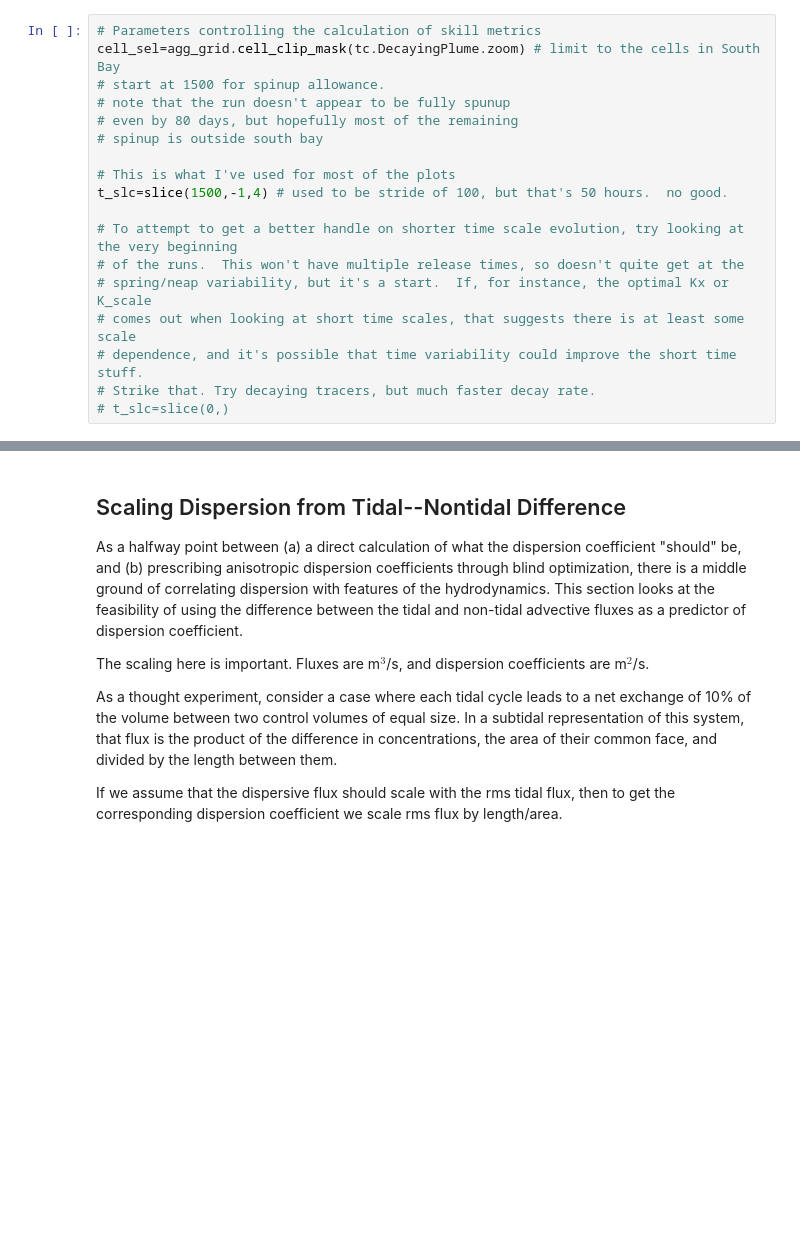
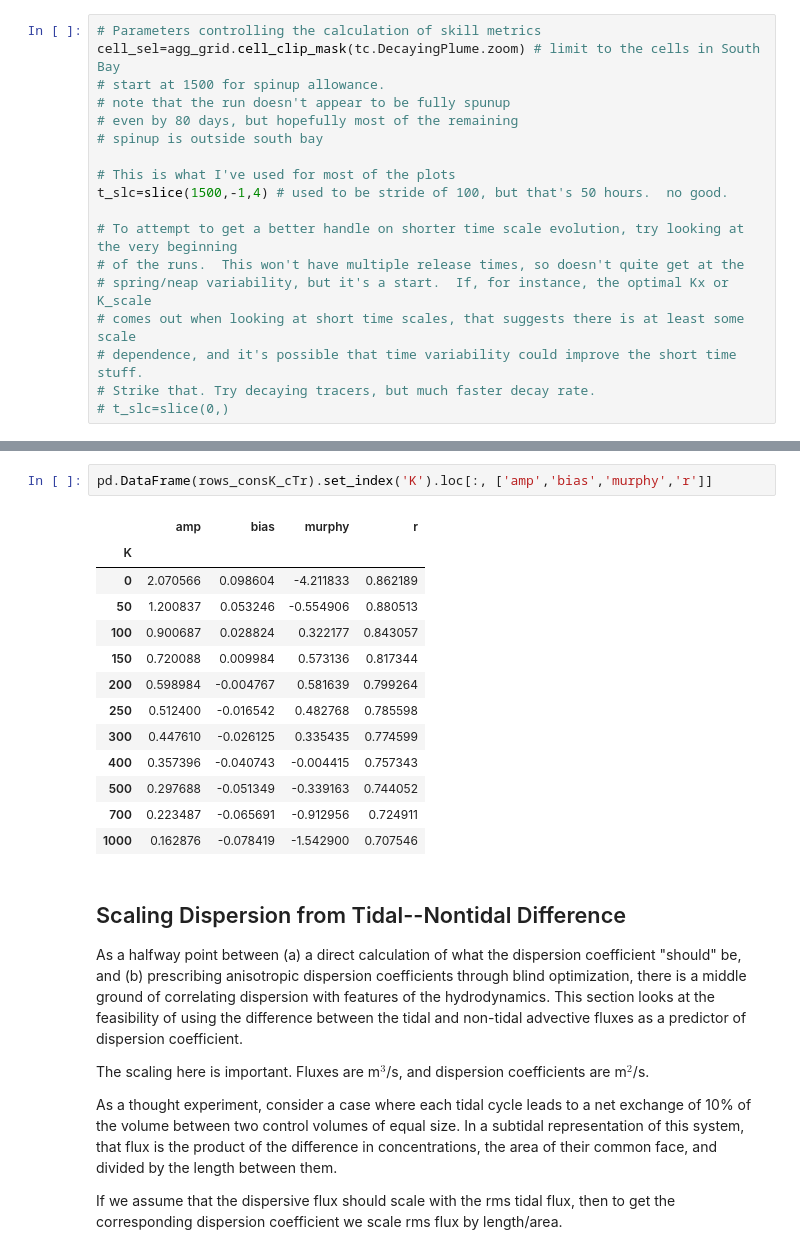
Before and after one commit to rustychris/agg_wy2013, a Jupyter notebook: tracer_tests/decay_tracer_v02.ipynb, the cells around one changed output, grey strips where cells are left out. Drawn from its saved outputs; the diff is of its cells as text; blank space fills up the shorter version.

```diff
--- a/tracer_tests/decay_tracer_v02.ipynb
+++ b/tracer_tests/decay_tracer_v02.ipynb
@@ -257,3 +240,19 @@ INFO:root:Run seems to exist -- will not run again
+# %%
+pd.DataFrame(rows_consK_cTr).set_index('K').loc[:, ['amp','bias','murphy','r']]
+# %% [output]
+|  | amp | bias | murphy | r |
+| K |  |  |  |  |
+| 0 | 2.070566 | 0.098604 | -4.211833 | 0.862189 |
+| 50 | 1.200837 | 0.053246 | -0.554906 | 0.880513 |
+| 100 | 0.900687 | 0.028824 | 0.322177 | 0.843057 |
+| 150 | 0.720088 | 0.009984 | 0.573136 | 0.817344 |
+| 200 | 0.598984 | -0.004767 | 0.581639 | 0.799264 |
+| 250 | 0.512400 | -0.016542 | 0.482768 | 0.785598 |
+| 300 | 0.447610 | -0.026125 | 0.335435 | 0.774599 |
+| 400 | 0.357396 | -0.040743 | -0.004415 | 0.757343 |
+| 500 | 0.297688 | -0.051349 | -0.339163 | 0.744052 |
+| 700 | 0.223487 | -0.065691 | -0.912956 | 0.724911 |
+| 1000 | 0.162876 | -0.078419 | -1.542900 | 0.707546 |
 # %% [markdown]
 Scaling Dispersion from Tidal--Nontidal Difference
 --
```
Also changed, not shown: parts of 12 cells of this notebook, 4 other files.
